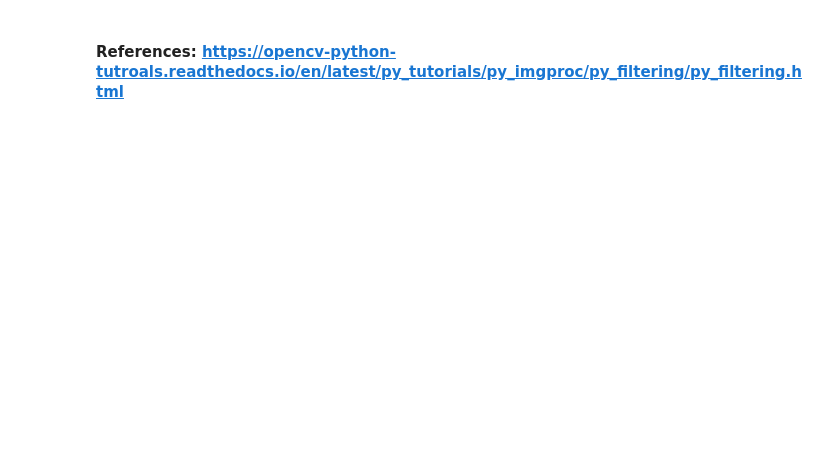
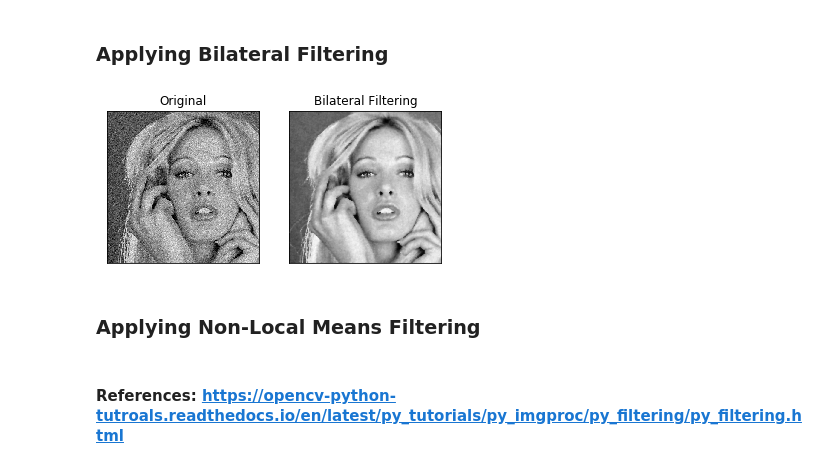
Before and after one commit to sahilbansal17/Computer-Vision-Lab, a Jupyter notebook: 1-Spatial Filtering/Assignment 1.ipynb, the cells around one changed output. Drawn from its saved outputs; the diff is of its cells as text; code cells hidden in the pictures; blank space fills up the shorter version.

```diff
--- a/1-Spatial Filtering/Assignment 1.ipynb
+++ b/1-Spatial Filtering/Assignment 1.ipynb
@@ -38,2 +45,11 @@ print(kernel)
+# %% [markdown]
+### Applying Bilateral Filtering
+# %%
+blur = cv2.bilateralFilter(img, 9, 75, 75)
+plot_org_and_filtered_images(img, blur, "Bilateral Filtering")
+# %% [output]
+[figure, added]
+# %% [markdown]
+### Applying Non-Local Means Filtering
 # %% [markdown]
 #### References: https://opencv-python-tutroals.readthedocs.io/en/latest/py_tutorials/py_imgproc/py_filtering/py_filtering.html
```
Also changed, not shown: parts of 10 cells of this notebook.
